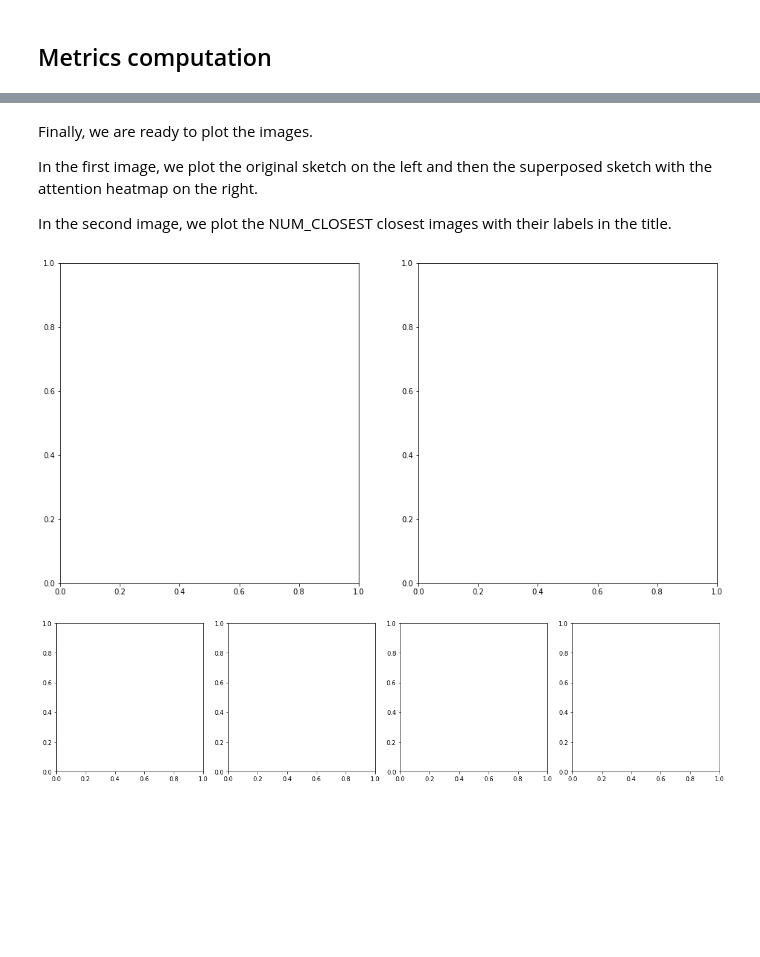
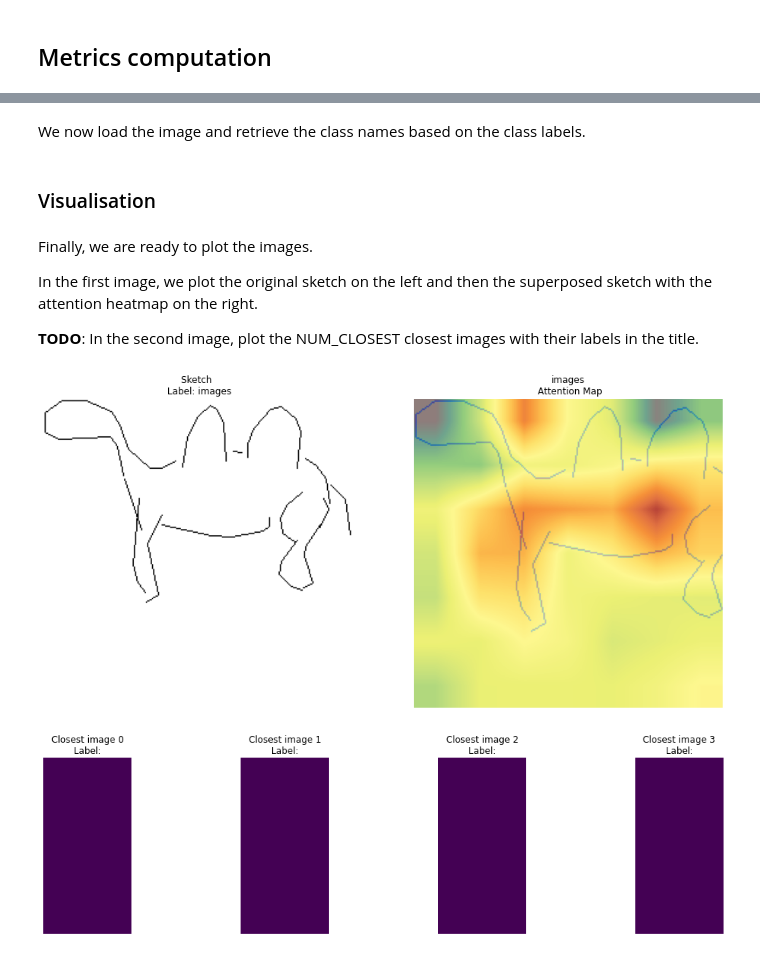
Before and after one commit to VisiumCH/AMLD-2021-Sketchy, a Jupyter notebook: notebooks/workshop/AMLD-2021-Sketchy-Demo2_Performance.ipynb, the cells around one changed output, grey strips where cells are left out. Drawn from its saved outputs; the diff is of its cells as text; code cells hidden in the pictures; blank space fills up the shorter version.

Commit message:
notebooks with comments and split from solution

```diff
--- a/notebooks/workshop/AMLD-2021-Sketchy-Demo2_Performance.ipynb
+++ b/notebooks/workshop/AMLD-2021-Sketchy-Demo2_Performance.ipynb
@@ -263,23 +220,3 @@ We break the problem into multiple steps in different cells.
 # %%
 # 1. Compute the embeddings and the attention map of the sketch
 sketch_embedding, sketch_attention = 0,0 #... # Implement me !
-# %%
-# 1. Solution
-sketch_embedding, sketch_attention = sk_net(sketch)
-# %%
-def normalise_attention(attn, im):
-    """
-    Gets the feature map of the attention and does a min-max normalisation (for further plots)
-    """
-    attn = nn.Upsample(
-        size=(im[0].size(1), im[0].size(2)), mode="bilinear", align_corners=False
-    )(attn)
-    min_attn = (
-        attn.view((attn.size(0), -1)).min(-1)[0]
-        .unsqueeze(-1).unsqueeze(-1).unsqueeze(-1)
-    )
-    max_attn = (
-        attn.view((attn.size(0), -1)).max(-1)[0]
-        .unsqueeze(-1).unsqueeze(-1).unsqueeze(-1)
-    )
-    return (attn - min_attn) / (max_attn - min_attn)
@@ -306,2 +240,4 @@ sorted_labels = [images_classes[i] for i in arg_sorted_sim[0: NUM_CLOSEST + 1]]
+# %% [markdown]
+We now load the image and retrieve the class names based on the class labels.
 # %%
 # 5. Load images and get labels
@@ -310,27 +250,39 @@ closest_labels = [dict_id_to_class[label] for label in sorted_labels]
+# %% [markdown]
+### Visualisation
 # %% [markdown]
 Finally, we are ready to plot the images.
 
 In the first image, we plot the original sketch on the left and then the superposed sketch with the attention heatmap on the right.
 
-In the second image, we plot the NUM_CLOSEST closest images with their labels in the title.
+**TODO**: In the second image, plot the NUM_CLOSEST closest images with their labels in the title.
 # %%
 # 6. Plot
 ## Figure 1 ##
 fig1, ax1 = plt.subplots(1, 2, figsize=(NUM_CLOSEST*4, NUM_CLOSEST*2))
 
-# TODO: Plot sketch
+# Plot sketch and attention map
+sk = plt.imread(sketch_fname)
+ax1[0].imshow(sk, cmap="gray")
+ax1[0].set(title="Sketch \n Label: " + sketch_fname.split("/")[-2])
+ax1[0].axis("off")
 
-# TODO: Plot sketch with attention map
+# We remove unecessary dimension from the heat map for the plot
 heat_map = sketch_attention.squeeze() # Remove unecessary dimension from the heat map
-
+ax1[1].imshow(sk)
+ax1[1].imshow(255 * heat_map, alpha=0.7, cmap="Spectral_r")
+ax1[1].set(title=sketch_fname.split("/")[-2] + "\n Attention Map")
+ax1[1].axis("off")
 
 ## Figure 2 ##
 fig2, ax2 = plt.subplots(1, NUM_CLOSEST, figsize=(NUM_CLOSEST*4,4))
-
-# TODO: Plot the NUM_CLOSEST images
+for i in range(NUM_CLOSEST):
+    # TODO: Plot the i_th images with its label
+    ax2[i].imshow([[0], [0]]) # Replace with image
+    ax2[i].set(title='Closest image ' + str(i) + '\n Label: ' + '') # Add class name
+    ax2[i].axis('off')
 
 plt.tight_layout()
 plt.show()
 # %% [output]
-[figure, old version]
+[figure, new version]
-[figure, old version]
+[figure, new version]
```
Also changed, not shown: parts of 81 cells of this notebook, 4 other files.
